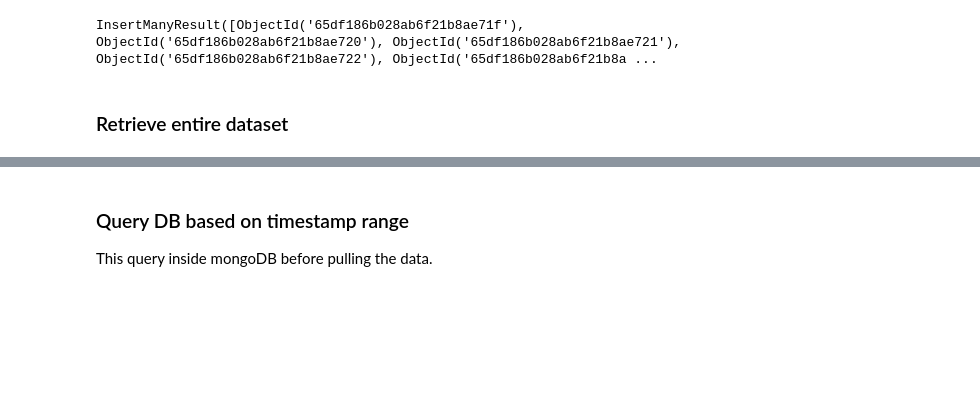
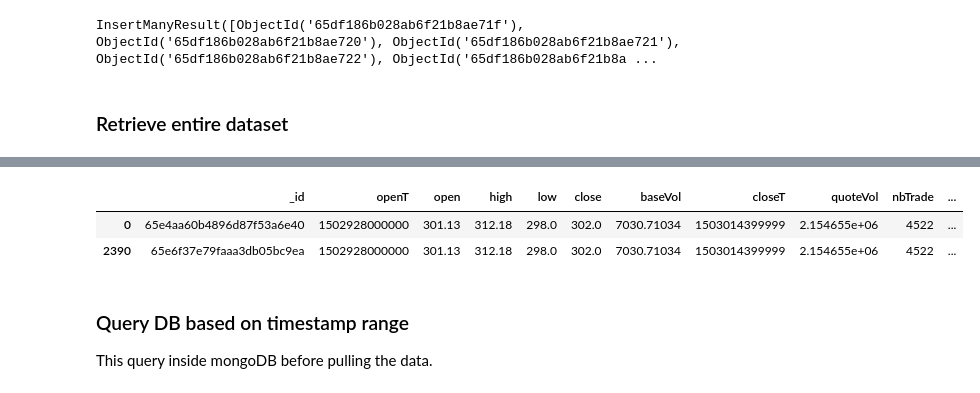
Before and after one commit to RamiroHR/TradingBotApp_mlops, a Jupyter notebook: notebooks/Test_MongoDB.ipynb, the cells around one changed output, grey strips where cells are left out. Saved outputs shown, nothing was run; the diff lists cells and outputs as text; code cells hidden in the pictures; blank space fills up the shorter version.

```diff
--- a/notebooks/Test_MongoDB.ipynb
+++ b/notebooks/Test_MongoDB.ipynb
@@ -441,3 +449,9 @@ df_retieved.head()
+# %%
+df_retieved[df_retieved["openT"]==1502928000000]
+# %% [output]
+|  | _id | openT | open | high | low | close | baseVol | closeT | quoteVol | nbTrade | ... |
+| 0 | 65e4aa60b4896d87f53a6e40 | 1502928000000 | 301.13 | 312.18 | 298.0 | 302.0 | 7030.71034 | 1503014399999 | 2.154655e+06 | 4522 | ... |
+| 2390 | 65e6f37e79faaa3db05bc9ea | 1502928000000 | 301.13 | 312.18 | 298.0 | 302.0 | 7030.71034 | 1503014399999 | 2.154655e+06 | 4522 | ... |
 # %% [markdown]
 ### Query DB based on timestamp range
 This query inside mongoDB before pulling the data.
```
Also changed, not shown: parts of 4 cells of this notebook.
